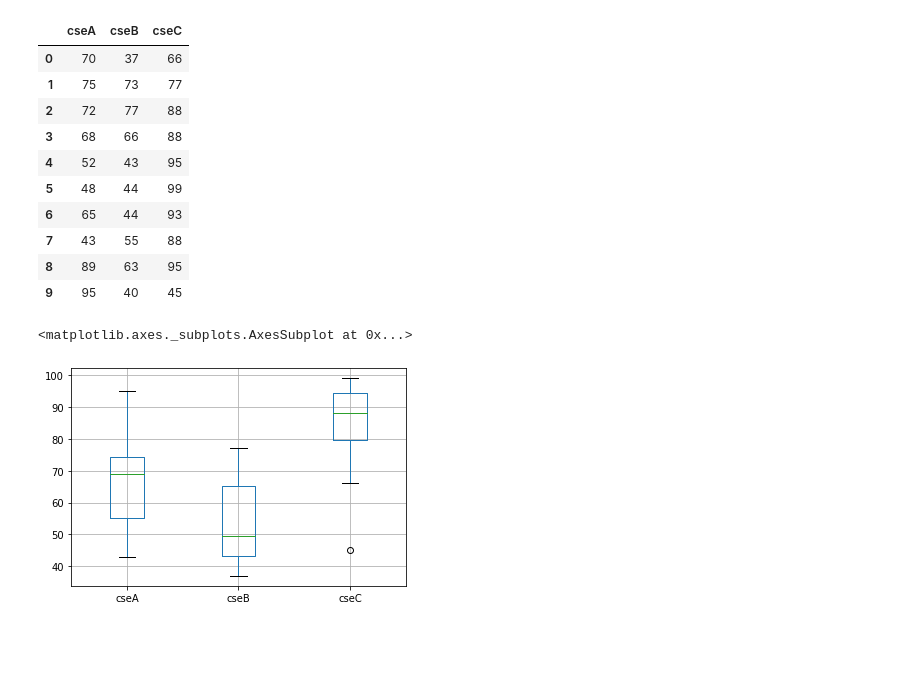
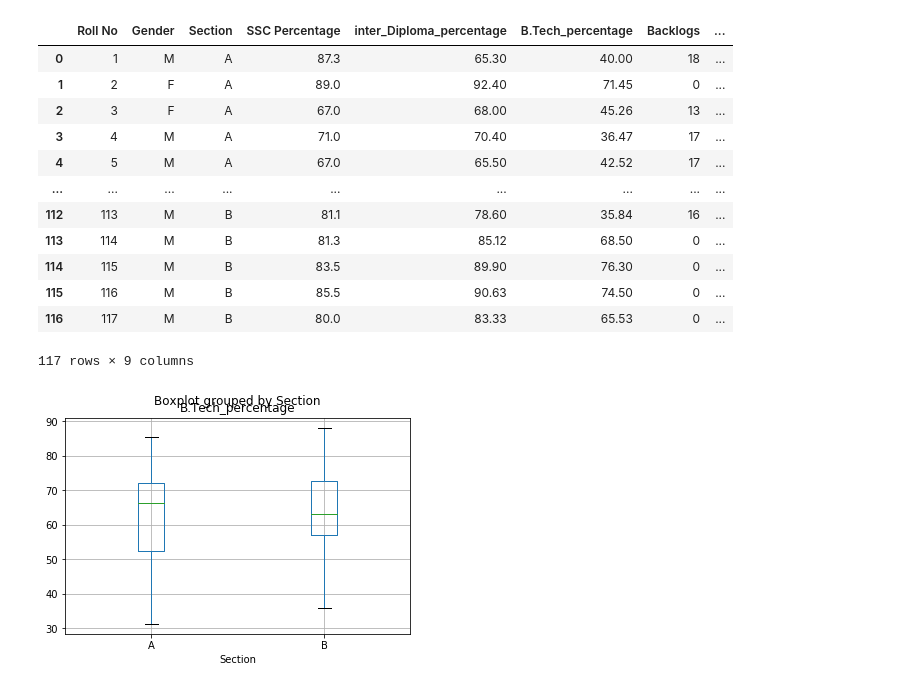
Before and after one commit to 19PA1A0517/python-basics, a Jupyter notebook: Welcome_To_Colaboratory.ipynb, the cells around one changed output. Saved outputs shown, nothing was run; the diff lists cells and outputs as text; code cells hidden in the pictures; blank space fills up the shorter version.

```diff
--- a/Welcome_To_Colaboratory.ipynb
+++ b/Welcome_To_Colaboratory.ipynb
@@ -46,21 +27,18 @@ plt.show()
-# %%
-y=pd.DataFrame({'cseA':[70,75,72,68,52,48,65,43,89,95],'cseB':[37,73,77,66,43,44,44,55,63,40],'cseC':[66,77,88,88,95,99,93,88,95,45]})
-y
-# %% [output]
-|  | cseA | cseB | cseC |
-| 0 | 70 | 37 | 66 |
-| 1 | 75 | 73 | 77 |
-| 2 | 72 | 77 | 88 |
-| 3 | 68 | 66 | 88 |
-| 4 | 52 | 43 | 95 |
-| 5 | 48 | 44 | 99 |
-| 6 | 65 | 44 | 93 |
-| 7 | 43 | 55 | 88 |
-| 8 | 89 | 63 | 95 |
-| 9 | 95 | 40 | 45 |
-# %%
-c=y.boxplot(column=['cseA','cseB','cseC'])
-c
-# %% [output]
-<matplotlib.axes._subplots.AxesSubplot at 0x...>
-[figure, removed]
+# %%
+fi.boxplot(by="Section",column="B.Tech_percentage")
+fi
+# %% [output]
+|  | Roll No | Gender | Section | SSC Percentage | inter_Diploma_percentage | B.Tech_percentage | Backlogs | ... |
+| 0 | 1 | M | A | 87.3 | 65.30 | 40.00 | 18 | ... |
+| 1 | 2 | F | A | 89.0 | 92.40 | 71.45 | 0 | ... |
+| 2 | 3 | F | A | 67.0 | 68.00 | 45.26 | 13 | ... |
+| 3 | 4 | M | A | 71.0 | 70.40 | 36.47 | 17 | ... |
+| 4 | 5 | M | A | 67.0 | 65.50 | 42.52 | 17 | ... |
+| ... | ... | ... | ... | ... | ... | ... | ... | ... |
+| 112 | 113 | M | B | 81.1 | 78.60 | 35.84 | 16 | ... |
+| 113 | 114 | M | B | 81.3 | 85.12 | 68.50 | 0 | ... |
+| 114 | 115 | M | B | 83.5 | 89.90 | 76.30 | 0 | ... |
+| 115 | 116 | M | B | 85.5 | 90.63 | 74.50 | 0 | ... |
+| 116 | 117 | M | B | 80.0 | 83.33 | 65.53 | 0 | ... |
+117 rows × 9 columns
+[figure, added]
```
Also changed, not shown: parts of 13 cells of this notebook.
